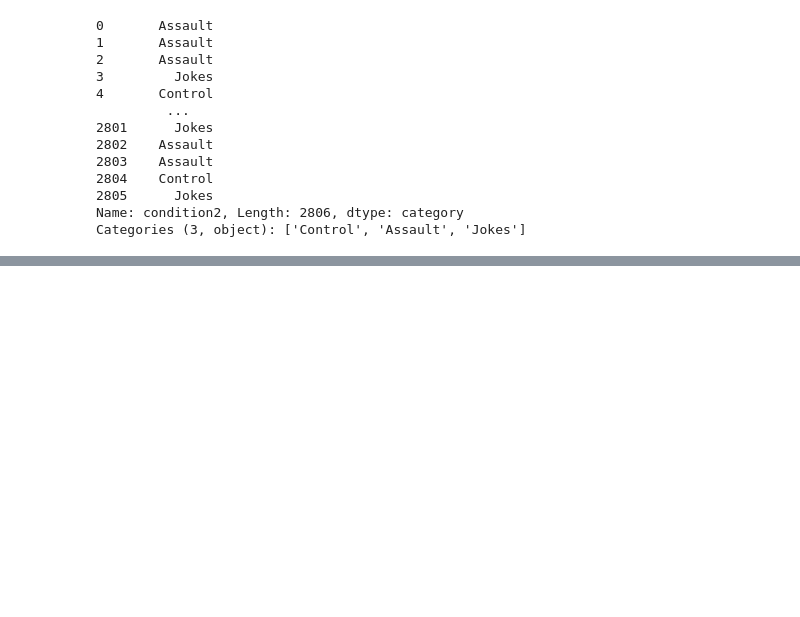
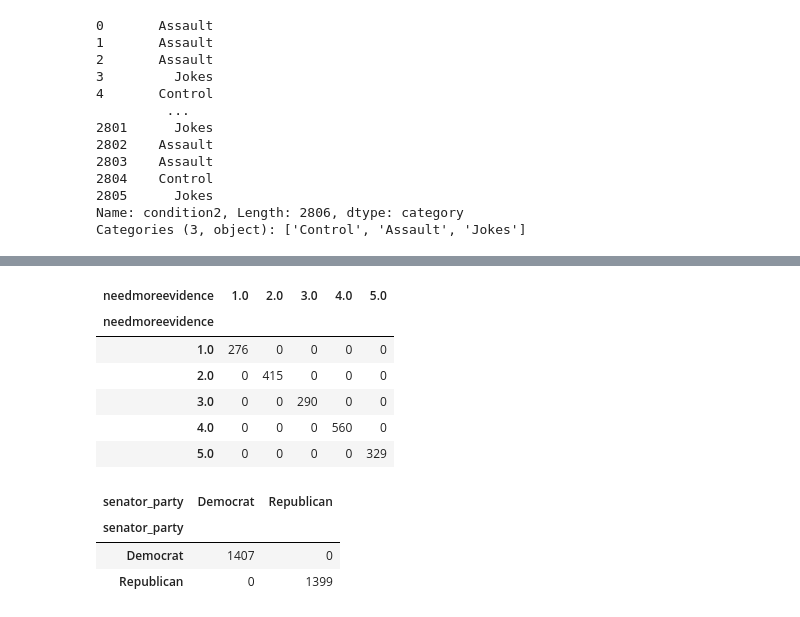
Before and after one commit to mattcingram/rep1_python, a Jupyter notebook: code/rep1_python.ipynb, the cells around one changed output, grey strips where cells are left out. Drawn from its saved outputs; the diff is of its cells as text; code cells hidden in the pictures; blank space fills up the shorter version.

```diff
--- a/code/rep1_python.ipynb
+++ b/code/rep1_python.ipynb
@@ -181,0 +235,14 @@ Categories (3, object): ['Control', 'Assault', 'Jokes']
+# %%
+df.loc[df['pid7']=='Lean Democrat', 'pid3'] = 'Democrat'
+df.loc[df['pid7']=='Strong Democrat', 'pid3'] = 'Democrat'
+df.loc[df['pid7']=='Not very strong Democrat', 'pid3'] = 'Democrat'
+
+df.loc[df['pid7']=='Lean Republican', 'pid3'] = 'Republican'
+df.loc[df['pid7']=='Strong Republican', 'pid3'] = 'Republican'
+df.loc[df['pid7']=='Not very strong Republican', 'pid3'] = 'Republican'
+
+df.loc[df['pid7']=='Independent', 'pid3'] = 'Independent'
+df.loc[df['pid7']=='Not sure', 'pid3'] = 'Independent'
+
+# make categorical
+df['pid3'] = pd.Categorical(df['pid3'])
@@ -182 +265,20 @@ Categories (3, object): ['Control', 'Assault', 'Jokes']
+# %%
+# recode: punishment
+
+# punishment 1
+df.loc[df.punishment_1=="Agree strongly", 'needmoreevidence'] = 5
+df.loc[df.punishment_1=="Agree somewhat", 'needmoreevidence'] = 4
+df.loc[df.punishment_1=="Neither disagree nor agree", 'needmoreevidence'] = 3
+df.loc[df.punishment_1=="Disagree somewhat", 'needmoreevidence'] = 2
+df.loc[df.punishment_1=="Disagree strongly", 'needmoreevidence'] = 1
+
+pd.crosstab(df.needmoreevidence, df.needmoreevidence)
+# %% [output]
+| needmoreevidence | 1.0 | 2.0 | 3.0 | 4.0 | 5.0 |
+| needmoreevidence |  |  |  |  |  |
+| 1.0 | 276 | 0 | 0 | 0 | 0 |
+| 2.0 | 0 | 415 | 0 | 0 | 0 |
+| 3.0 | 0 | 0 | 290 | 0 | 0 |
+| 4.0 | 0 | 0 | 0 | 560 | 0 |
+| 5.0 | 0 | 0 | 0 | 0 | 329 |
 # %%
@@ -336,0 +335,8 @@ opppartydat <- subset(dat, dat$sameparty=="Opposite party")
+# %%
+## new variable: same party as legislator####
+pd.crosstab(df.senator_party, df.senator_party)
+# %% [output]
+| senator_party | Democrat | Republican |
+| senator_party |  |  |
+| Democrat | 1407 | 0 |
+| Republican | 0 | 1399 |
```
Also changed, not shown: parts of 27 cells of this notebook.
